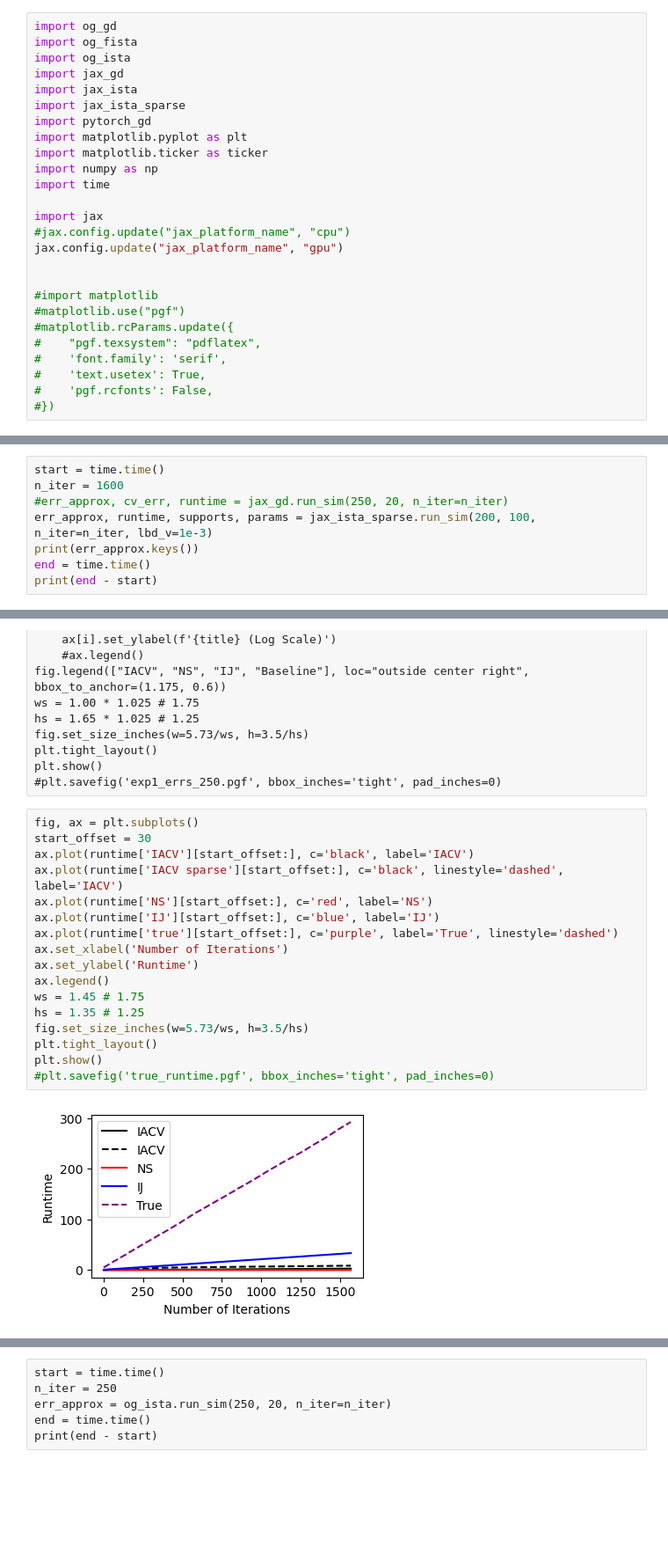
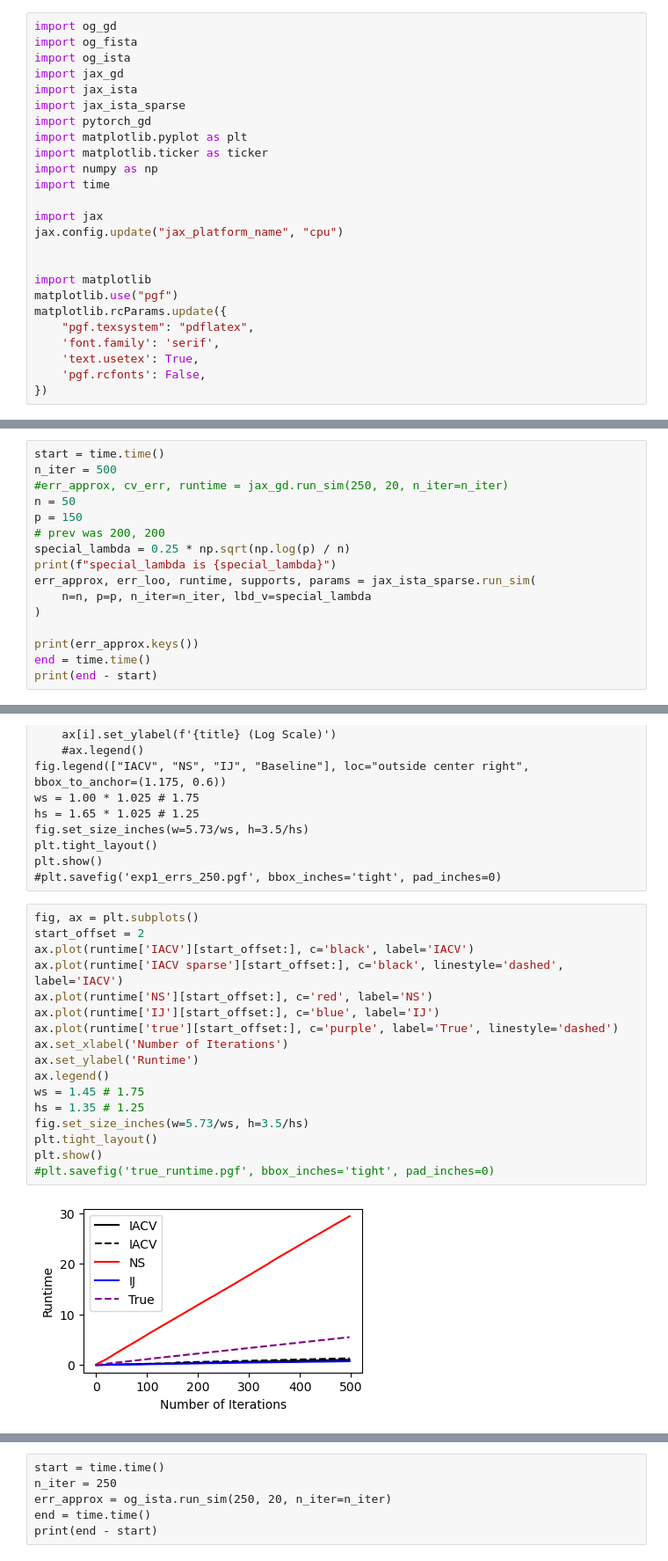
Before and after one commit to nerrma/thesis, a Jupyter notebook: experiments/IACV Paper/plotting.ipynb, the cells around one changed output, grey strips where cells are left out. Shown at 88% size. Saved outputs shown, nothing was run; the diff lists cells and outputs as text; blank space fills up the shorter version.

```diff
--- a/experiments/IACV Paper/plotting.ipynb
+++ b/experiments/IACV Paper/plotting.ipynb
@@ -12,18 +12,17 @@ import numpy as np
 import time
 
 import jax
-#jax.config.update("jax_platform_name", "cpu")
-jax.config.update("jax_platform_name", "gpu")
+jax.config.update("jax_platform_name", "cpu")
 
 
-#import matplotlib
-#matplotlib.use("pgf")
-#matplotlib.rcParams.update({
-#    "pgf.texsystem": "pdflatex",
-#    'font.family': 'serif',
-#    'text.usetex': True,
-#    'pgf.rcfonts': False,
-#})
+import matplotlib
+matplotlib.use("pgf")
+matplotlib.rcParams.update({
+    "pgf.texsystem": "pdflatex",
+    'font.family': 'serif',
+    'text.usetex': True,
+    'pgf.rcfonts': False,
+})
 # %% [raw]
 start = time.time()
 n_iter = 250
@@ -44,11 +43,3 @@ ax.set_yscale('log')
 ax.set_xlabel('Number of Iterations (Log Scale)')
 ax.set_ylabel('$Err_{Approx}$ (Log Scale)')
 ax.legend()
-# %%
-start = time.time()
-n_iter = 1600
-#err_approx, cv_err, runtime = jax_gd.run_sim(250, 20, n_iter=n_iter)
-err_approx, runtime, supports, params = jax_ista_sparse.run_sim(200, 100, n_iter=n_iter, lbd_v=1e-3)
-print(err_approx.keys())
-end = time.time()
-print(end - start)
@@ -57,0 +46,16 @@ dict_keys(['IACV', 'IACV sparse', 'NS', 'IJ', 'hat'])
+# %%
+start = time.time()
+n_iter = 500
+#err_approx, cv_err, runtime = jax_gd.run_sim(250, 20, n_iter=n_iter)
+n = 50
+p = 150
+# prev was 200, 200
+special_lambda = 0.25 * np.sqrt(np.log(p) / n)
+print(f"special_lambda is {special_lambda}")
+err_approx, err_loo, runtime, supports, params = jax_ista_sparse.run_sim(
+    n=n, p=p, n_iter=n_iter, lbd_v=special_lambda
+)
+
+print(err_approx.keys())
+end = time.time()
+print(end - start)
@@ -123,23 +163,23 @@ plt.show()
 #plt.savefig('exp1_errs_250.pgf', bbox_inches='tight', pad_inches=0)
 # %%
 fig, ax = plt.subplots()
-start_offset = 30
+start_offset = 2
 ax.plot(runtime['IACV'][start_offset:], c='black', label='IACV')
 ax.plot(runtime['IACV sparse'][start_offset:], c='black', linestyle='dashed', label='IACV')
 ax.plot(runtime['NS'][start_offset:], c='red', label='NS')
 ax.plot(runtime['IJ'][start_offset:], c='blue', label='IJ')
 ax.plot(runtime['true'][start_offset:], c='purple', label='True', linestyle='dashed')
 ax.set_xlabel('Number of Iterations')
 ax.set_ylabel('Runtime')
 ax.legend()
 ws = 1.45 # 1.75
 hs = 1.35 # 1.25
 fig.set_size_inches(w=5.73/ws, h=3.5/hs)
 plt.tight_layout()
 plt.show()
 #plt.savefig('true_runtime.pgf', bbox_inches='tight', pad_inches=0)
 # %% [output]
-[figure, old version]
+[figure, new version]
 # %%
 fig, ax = plt.subplots(1, 2)
 start_offset = 30
```
Also changed, not shown: parts of 9 cells of this notebook, 8 other files.
